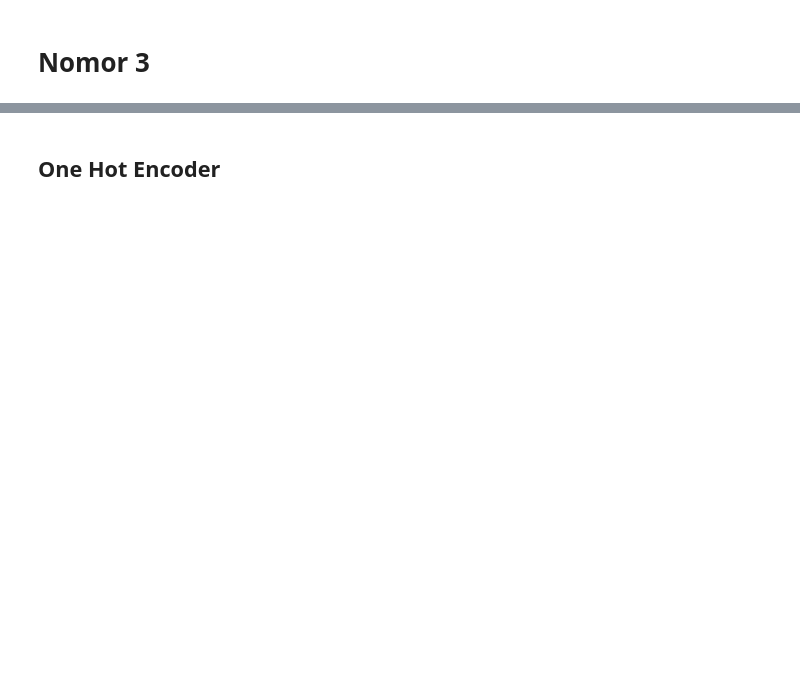
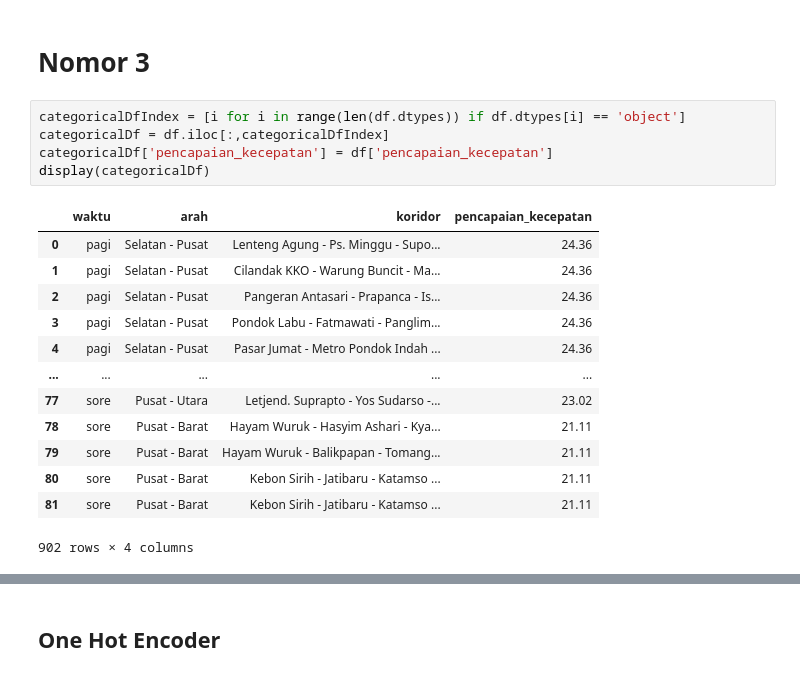
Before and after one commit to StefannusChristian/Data-Processing-and-Engineering, a Jupyter notebook: transformasi-data/IBDA3111_StefannusChristian_202000138_TransformasiData.ipynb, the cells around one changed output, grey strips where cells are left out. Cells and saved outputs as stored; diff of their text form; blank space fills up the shorter version.

```diff
--- a/transformasi-data/IBDA3111_StefannusChristian_202000138_TransformasiData.ipynb
+++ b/transformasi-data/IBDA3111_StefannusChristian_202000138_TransformasiData.ipynb
@@ -248,2 +297,21 @@ Non Cross Val MAE = 0.297
 # %% [markdown]
 # Nomor 3
+# %%
+categoricalDfIndex = [i for i in range(len(df.dtypes)) if df.dtypes[i] == 'object']
+categoricalDf = df.iloc[:,categoricalDfIndex]
+categoricalDf['pencapaian_kecepatan'] = df['pencapaian_kecepatan']
+display(categoricalDf)
+# %% [output]
+|  | waktu | arah | koridor | pencapaian_kecepatan |
+| 0 | pagi | Selatan - Pusat | Lenteng Agung - Ps. Minggu - Supo... | 24.36 |
+| 1 | pagi | Selatan - Pusat | Cilandak KKO - Warung Buncit - Ma... | 24.36 |
+| 2 | pagi | Selatan - Pusat | Pangeran Antasari - Prapanca - Is... | 24.36 |
+| 3 | pagi | Selatan - Pusat | Pondok Labu - Fatmawati - Panglim... | 24.36 |
+| 4 | pagi | Selatan - Pusat | Pasar Jumat - Metro Pondok Indah ... | 24.36 |
+| ... | ... | ... | ... | ... |
+| 77 | sore | Pusat - Utara | Letjend. Suprapto - Yos Sudarso -... | 23.02 |
+| 78 | sore | Pusat - Barat | Hayam Wuruk - Hasyim Ashari - Kya... | 21.11 |
+| 79 | sore | Pusat - Barat | Hayam Wuruk - Balikpapan - Tomang... | 21.11 |
+| 80 | sore | Pusat - Barat | Kebon Sirih - Jatibaru - Katamso ... | 21.11 |
+| 81 | sore | Pusat - Barat | Kebon Sirih - Jatibaru - Katamso ... | 21.11 |
+902 rows × 4 columns
```
Also changed, not shown: parts of 27 cells of this notebook.
